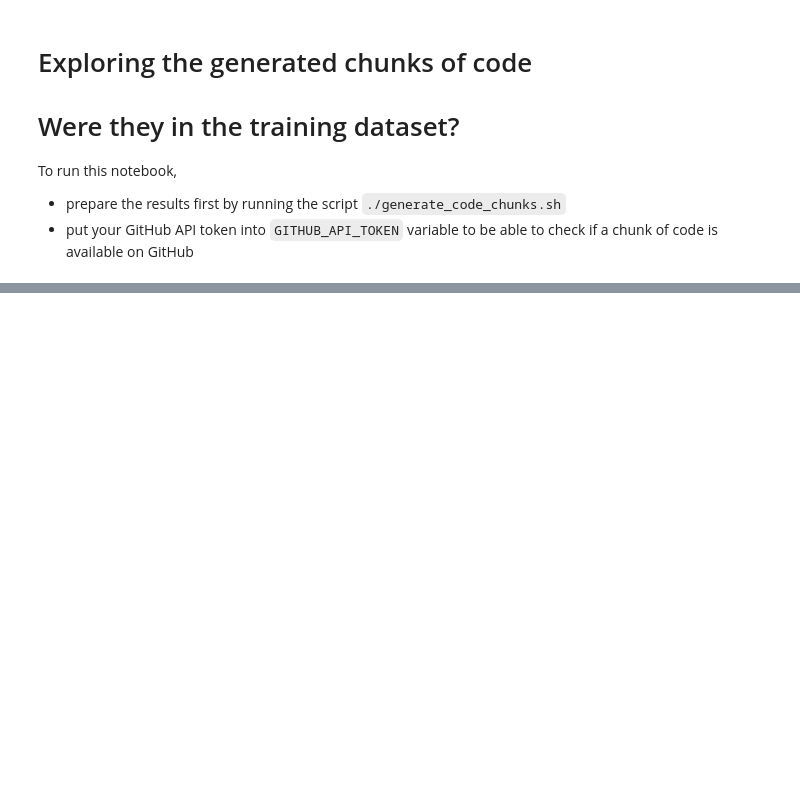
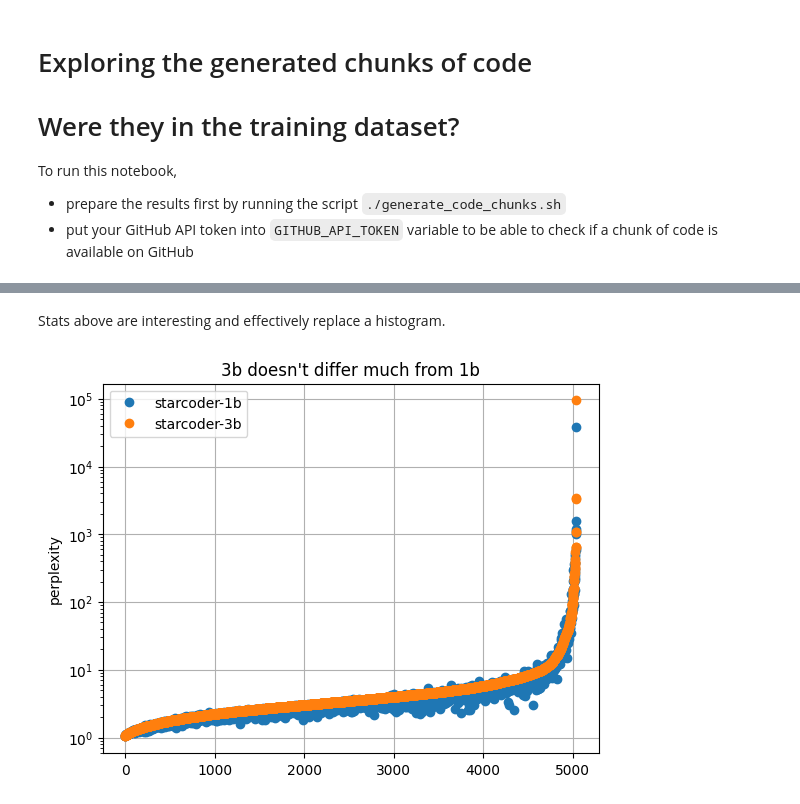
Before and after one commit to mathymess/starcoder-train-data-extraction-attack, a Jupyter notebook: explore_generated_code_chunks.ipynb, the cells around one changed output, grey strips where cells are left out. Drawn from its saved outputs; the diff is of its cells as text; code cells hidden in the pictures; blank space fills up the shorter version.

```diff
--- a/explore_generated_code_chunks.ipynb
+++ b/explore_generated_code_chunks.ipynb
@@ -14,5 +15,24 @@ import pandas as pd
 import matplotlib.pyplot as plt
 
 import time
+# %%
+def plot_1b_3b(
+    dataframe: pd.DataFrame,
+    title: str = "3b doesn't differ much from 1b",
+    log_scale: bool = False,
+    close_before: bool = True
+):
+    if close_before:
+        plt.close()
+
+    plt.title(title)
+    plt.plot(dataframe.perp_1b, "o", label="starcoder-1b")
+    plt.plot(dataframe.perp_3b, "o", label="starcoder-3b")
+    if log_scale:
+        plt.yscale("log")
+
+    plt.ylabel("perplexity")
+    plt.legend()
+    plt.grid()
 # %%
 # Load the results, sort by perplexity
@@ -57,0 +63,6 @@ Not found on GitHub :(
+# %% [markdown]
+Stats above are interesting and effectively replace a histogram.
+# %%
+plot_1b_3b(df, log_scale=True)
+# %% [output]
+[figure, added]
```
Also changed, not shown: parts of 16 cells of this notebook, 2 other files.
